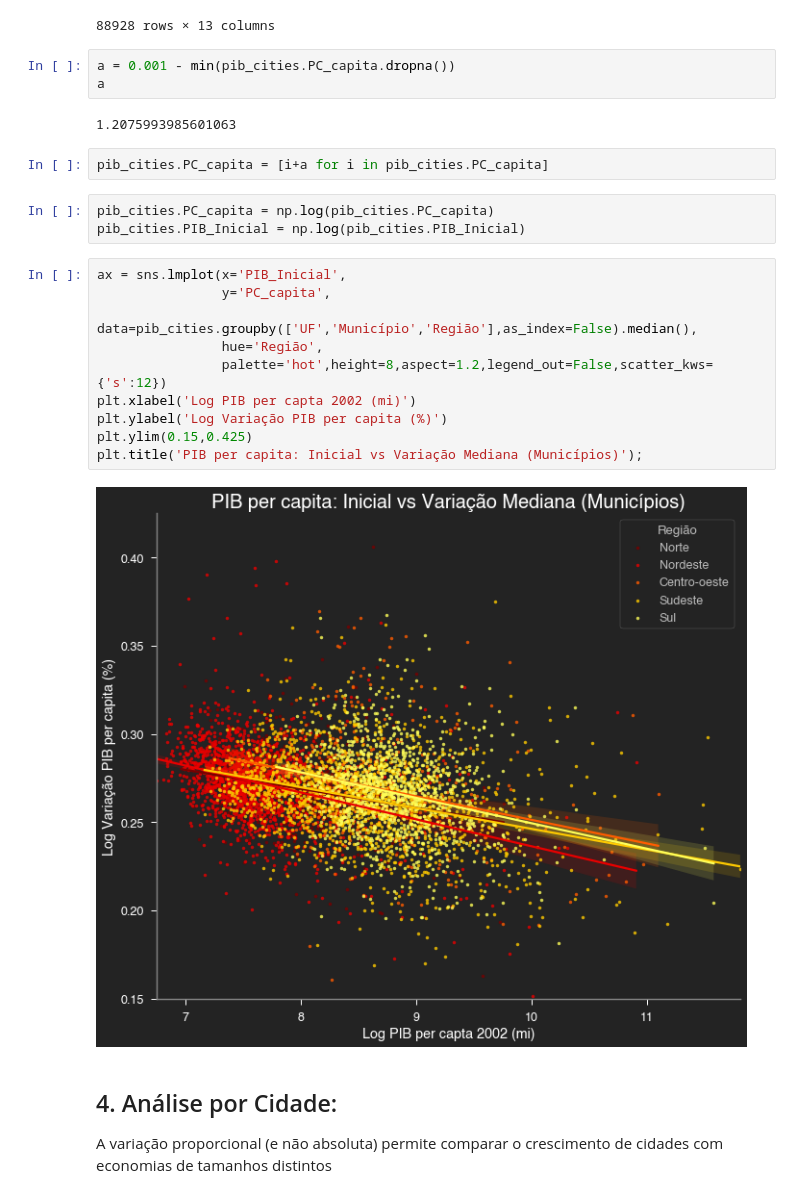
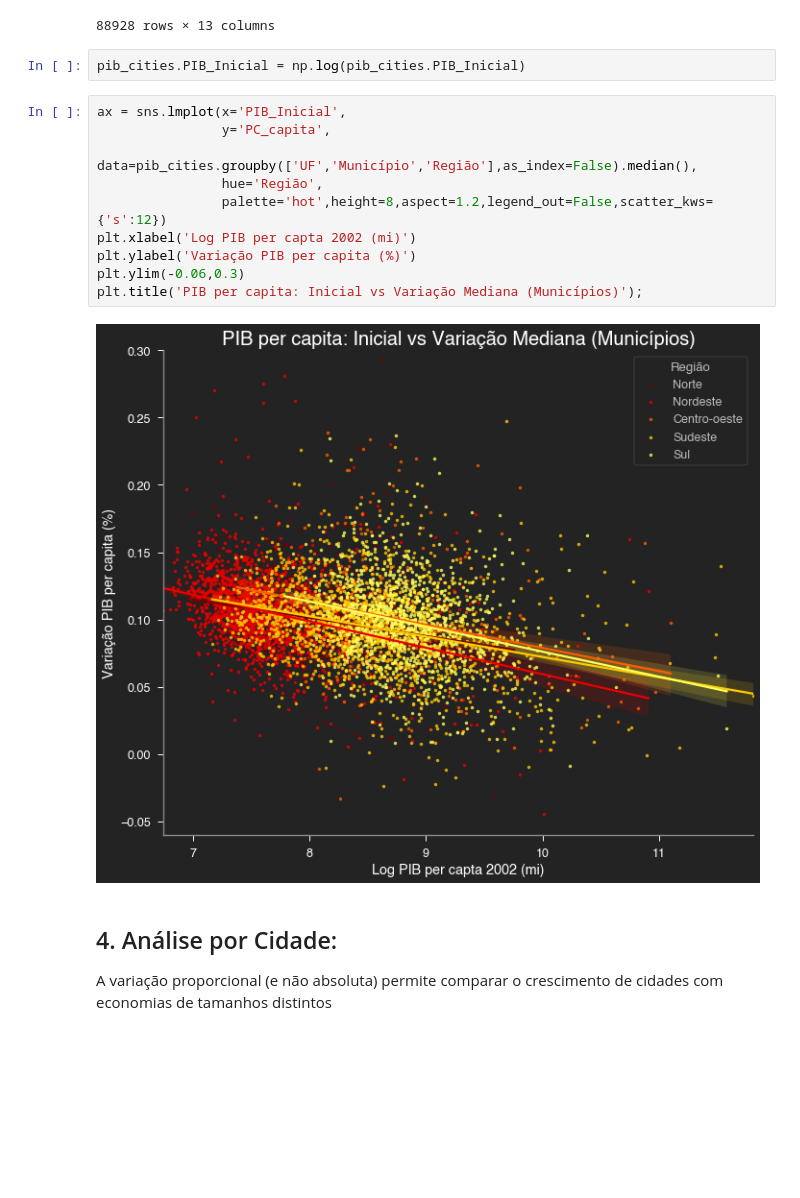
Before and after one commit to danielnrocha/Convergencia_PIB_Municipios, a Jupyter notebook: ConvergenciaMunicipios.ipynb, the cells around one changed output. Saved outputs shown, nothing was run; the diff lists cells and outputs as text; blank space fills up the shorter version.

Commit message:
update plot

```diff
--- a/ConvergenciaMunicipios.ipynb
+++ b/ConvergenciaMunicipios.ipynb
@@ -187,28 +187,20 @@ pib_cities
 | 88926 | 2016 | Sudeste | São Paulo | Óleo | 89060.64 | 89878.69 | 2.60 | 34502.38 | 0.09 | ... |
 | 88927 | 2017 | Sudeste | São Paulo | Óleo | 86883.20 | 88221.06 | 2.58 | 34154.49 | -0.01 | ... |
 88928 rows × 13 columns
-# %%
-a = 0.001 - min(pib_cities.PC_capita.dropna())
-a
-# %% [output]
-1.2075993985601063
-# %%
-pib_cities.PC_capita = [i+a for i in pib_cities.PC_capita]
 # %%
-pib_cities.PC_capita = np.log(pib_cities.PC_capita)
 pib_cities.PIB_Inicial = np.log(pib_cities.PIB_Inicial)
 # %%
 ax = sns.lmplot(x='PIB_Inicial',
                 y='PC_capita',
                 data=pib_cities.groupby(['UF','Município','Região'],as_index=False).median(),
                 hue='Região',
                 palette='hot',height=8,aspect=1.2,legend_out=False,scatter_kws={'s':12})
 plt.xlabel('Log PIB per capta 2002 (mi)')
-plt.ylabel('Log Variação PIB per capita (%)')
-plt.ylim(0.15,0.425)
+plt.ylabel('Variação PIB per capita (%)')
+plt.ylim(-0.06,0.3)
 plt.title('PIB per capita: Inicial vs Variação Mediana (Municípios)');
 # %% [output]
-[figure, old version]
+[figure, new version]
 # %% [markdown]
 ## 4. Análise por Cidade:
 A variação proporcional (e não absoluta) permite comparar o crescimento de cidades com economias de tamanhos distintos
```
